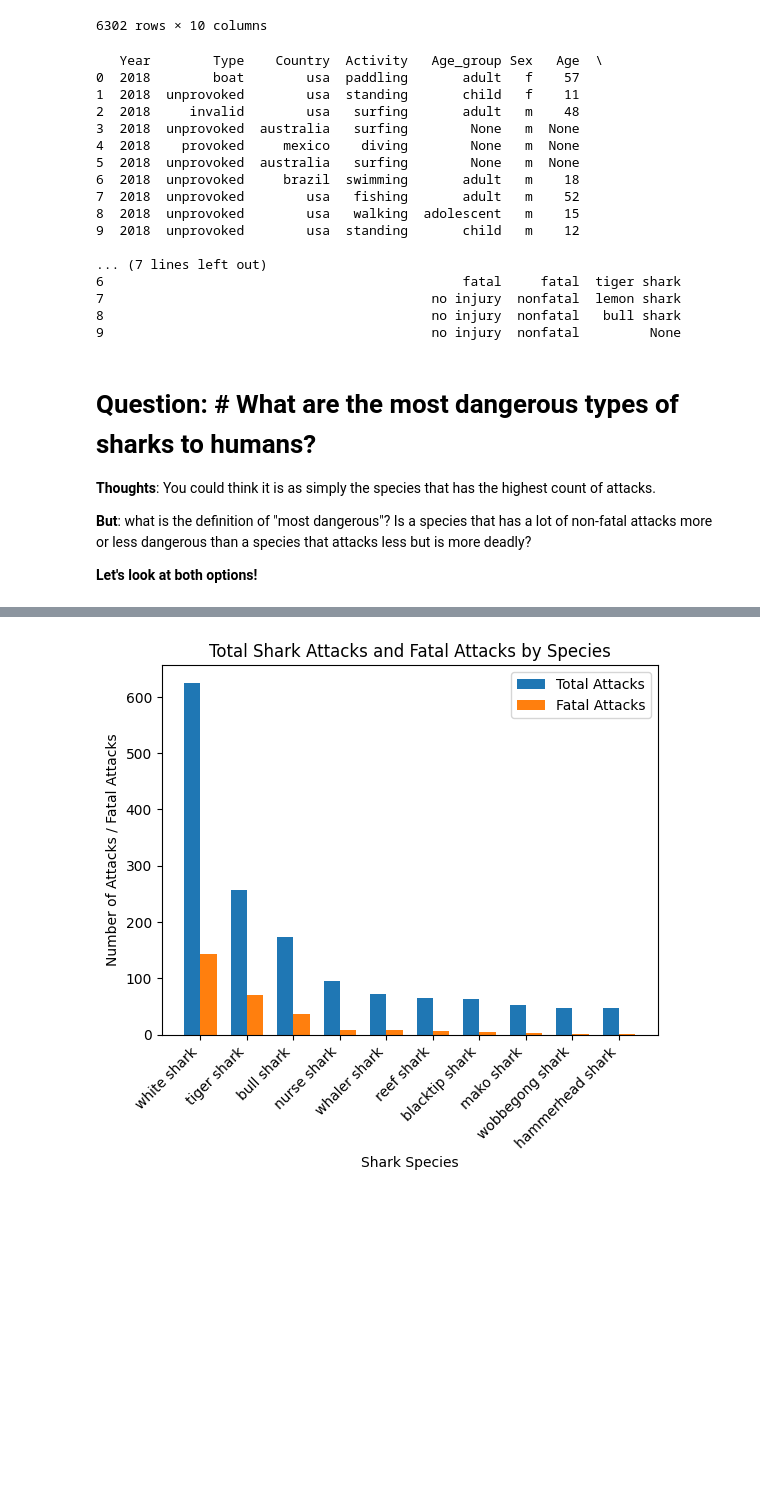
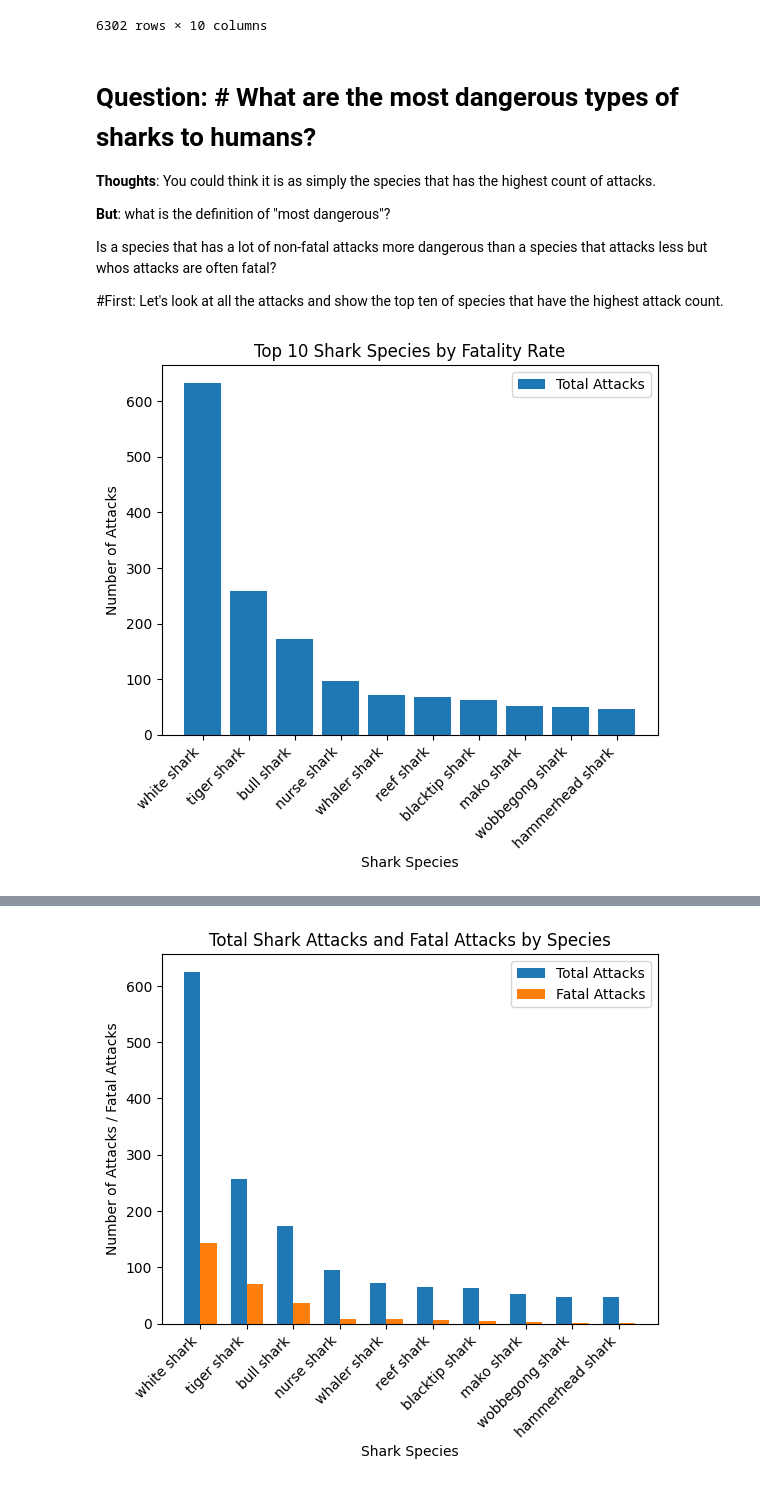
Before and after one commit to MevrouwHelderder/Assignments, a Jupyter notebook: Assignment_Shark_Attack.ipynb, the cells around one changed output, grey strips where cells are left out. Cells and saved outputs as stored; diff of their text form; code cells hidden in the pictures; blank space fills up the shorter version.

```diff
--- a/Assignment_Shark_Attack.ipynb
+++ b/Assignment_Shark_Attack.ipynb
@@ -607,27 +607,6 @@ shark_attacks
 | 6300 | None | unprovoked | panama | None | None | m | None | fatal | fatal | None |
 | 6301 | None | unprovoked | ceylon (sri lanka) | swimming | adolescent | m | 15 | fatal | fatal | None |
 6302 rows × 10 columns
-# %%
-shark_attacks_sample = shark_attacks.head(10)
-print(shark_attacks_sample)
-# %% [output]
-   Year        Type    Country  Activity   Age_group Sex   Age  \
-0  2018        boat        usa  paddling       adult   f    57
-1  2018  unprovoked        usa  standing       child   f    11
-2  2018     invalid        usa   surfing       adult   m    48
-3  2018  unprovoked  australia   surfing        None   m  None
-4  2018    provoked     mexico    diving        None   m  None
-5  2018  unprovoked  australia   surfing        None   m  None
-6  2018  unprovoked     brazil  swimming       adult   m    18
-7  2018  unprovoked        usa   fishing       adult   m    52
-8  2018  unprovoked        usa   walking  adolescent   m    15
-9  2018  unprovoked        usa  standing       child   m    12
-
-... (7 lines left out)
-6                                              fatal     fatal  tiger shark
-7                                          no injury  nonfatal  lemon shark
-8                                          no injury  nonfatal   bull shark
-9                                          no injury  nonfatal         None
 # %%
 # What are the most dangerous types of sharks to humans?
 # what shark caused the most incidents of the top ten
@@ -646,6 +625,33 @@ print(shark_attacks_sample)
 # Question: # What are the most dangerous types of sharks to humans?
 **Thoughts**: You could think it is as simply the species that has the highest count of attacks.
 
-**But**: what is the definition of "most dangerous"? Is a species that has a lot of non-fatal attacks more or less dangerous than a species that attacks less but is more deadly?
+**But**: what is the definition of "most dangerous"?
 
-**Let's look at both options!**
+Is a species that has a lot of non-fatal attacks more dangerous than a species that attacks less but whos attacks are often fatal?
+
+#First:
+Let's look at all the attacks and show the top ten of species that have the highest attack count.
+# %%
+# The overal count of attacks per species, disregard the group that is "unconfirmed":
+per_species = shark_attacks.loc[~(shark_attacks["Species"] == "unconfirmed")].groupby("Species").size()
+# Sort them so we use only the top ten:
+top_attacks = per_species.sort_values(ascending=False).head(10)
+
+# Put that in a bar chart
+species = top_attacks.index.values
+
+fig, ax = plt.subplots()
+
+x = range(len(top_attacks))
+top_attacks_bar = ax.bar(x, top_attacks, label="Total Attacks")
+
+ax.set_xlabel("Shark Species")
+ax.set_ylabel("Number of Attacks")
+ax.set_title("Top 10 Shark Species by Fatality Rate")
+ax.set_xticks(x)
+ax.set_xticklabels(species, rotation=45, ha="right")
+ax.legend()
+
+plt.show()
+# %% [output]
+[figure, added]
```
Also changed, not shown: parts of 14 cells of this notebook.
